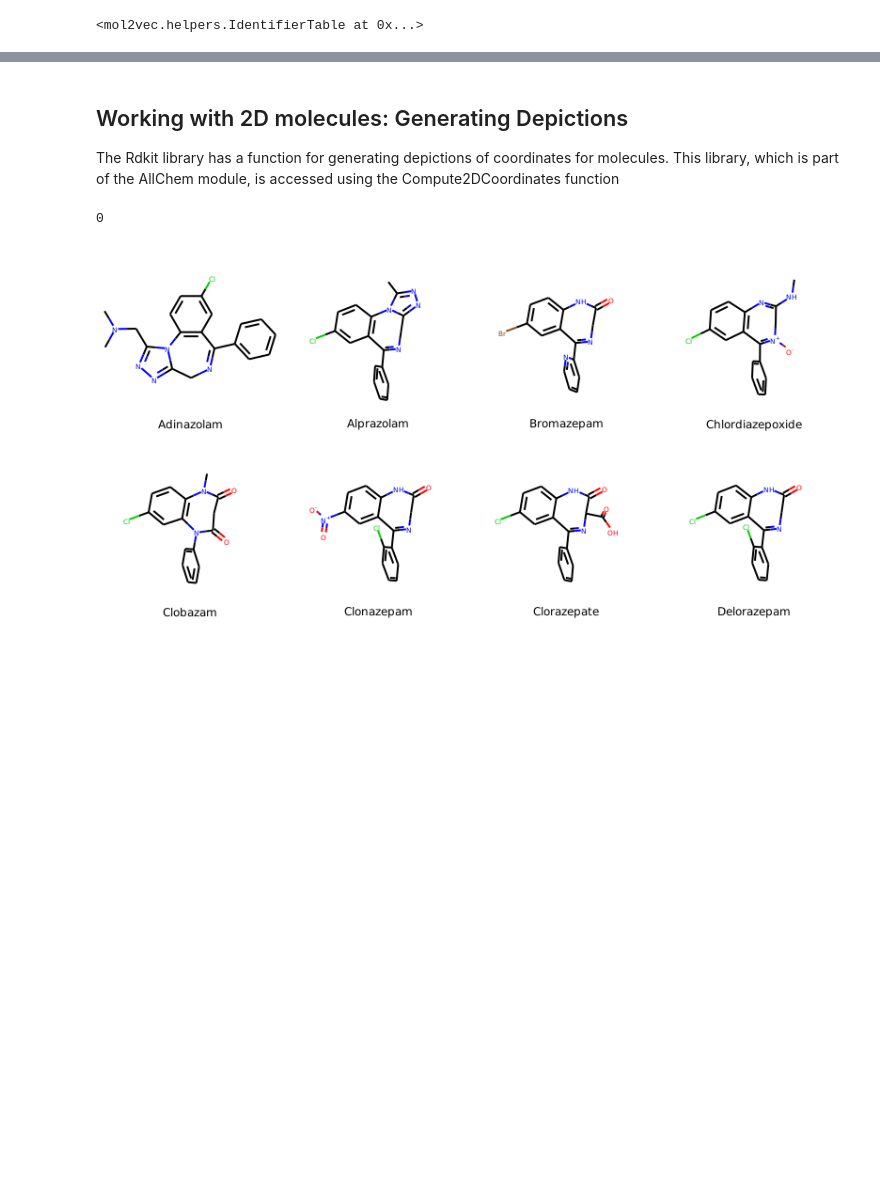
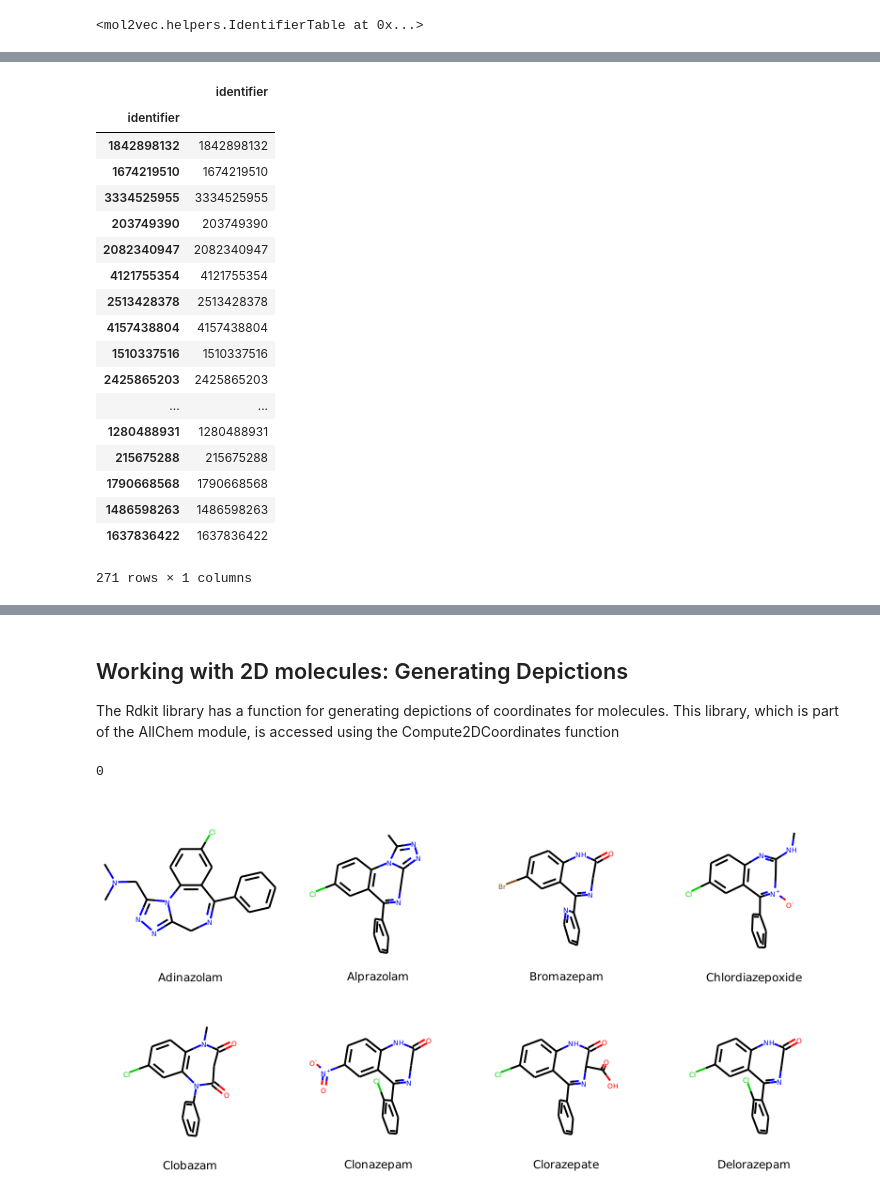
Before and after one commit to MDSYN2019/Chemiinformatics_work, a Jupyter notebook: Chemistry2quant/src/chemistry2quant/WIP/Testing functions in chem2quant analysis.ipynb, the cells around one changed output, grey strips where cells are left out. Cells and saved outputs as stored; diff of their text form; code cells hidden in the pictures; blank space fills up the shorter version.

```diff
--- a/Chemistry2quant/src/chemistry2quant/WIP/Testing functions in chem2quant analysis.ipynb
+++ b/Chemistry2quant/src/chemistry2quant/WIP/Testing functions in chem2quant analysis.ipynb
@@ -231,0 +262,4 @@ it
+# %%
+aa_sentences = [mol2alt_sentence(x, 1) for x in DataMolFromSmiles]
+flat_list = [item for sublist in aa_sentences for item in sublist]
+aa_identifiers_unique = set(flat_list)
@@ -231,0 +286,25 @@ it
+# %%
+df_vec = pd.DataFrame()
+df_vec['identifier'] = list(aa_identifiers_unique)
+df_vec.index = df_vec['identifier']
+df_vec
+# %% [output]
+|  | identifier |
+| identifier |  |
+| 1842898132 | 1842898132 |
+| 1674219510 | 1674219510 |
+| 3334525955 | 3334525955 |
+| 203749390 | 203749390 |
+| 2082340947 | 2082340947 |
+| 4121755354 | 4121755354 |
+| 2513428378 | 2513428378 |
+| 4157438804 | 4157438804 |
+| 1510337516 | 1510337516 |
+| 2425865203 | 2425865203 |
+| ... | ... |
+| 1280488931 | 1280488931 |
+| 215675288 | 215675288 |
+| 1790668568 | 1790668568 |
+| 1486598263 | 1486598263 |
+| 1637836422 | 1637836422 |
+271 rows × 1 columns
```
Also changed, not shown: parts of 7 cells of this notebook, 2 other files.
